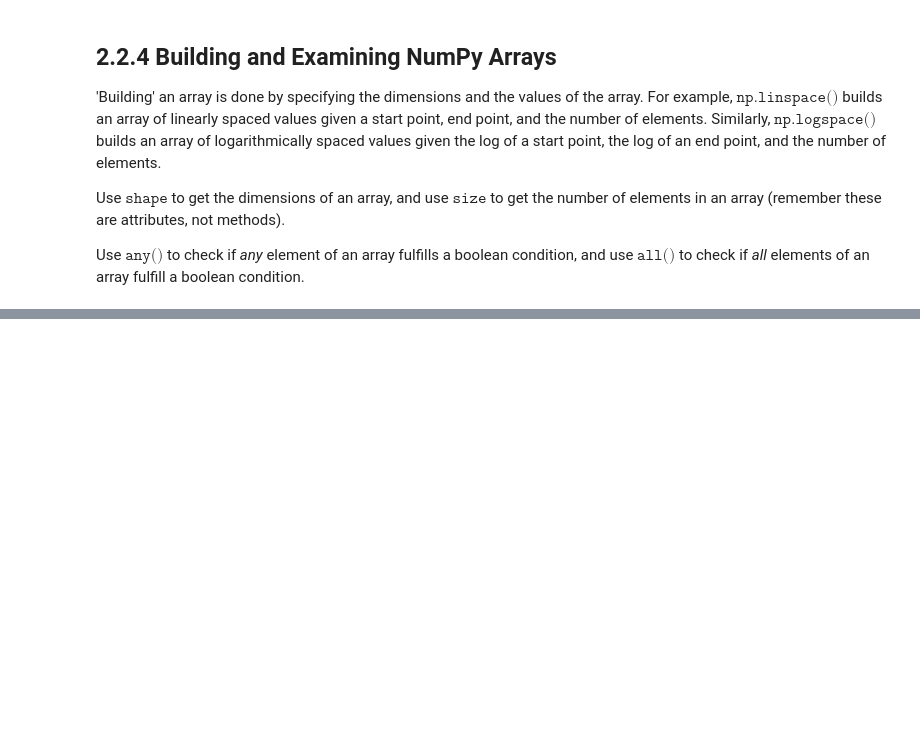
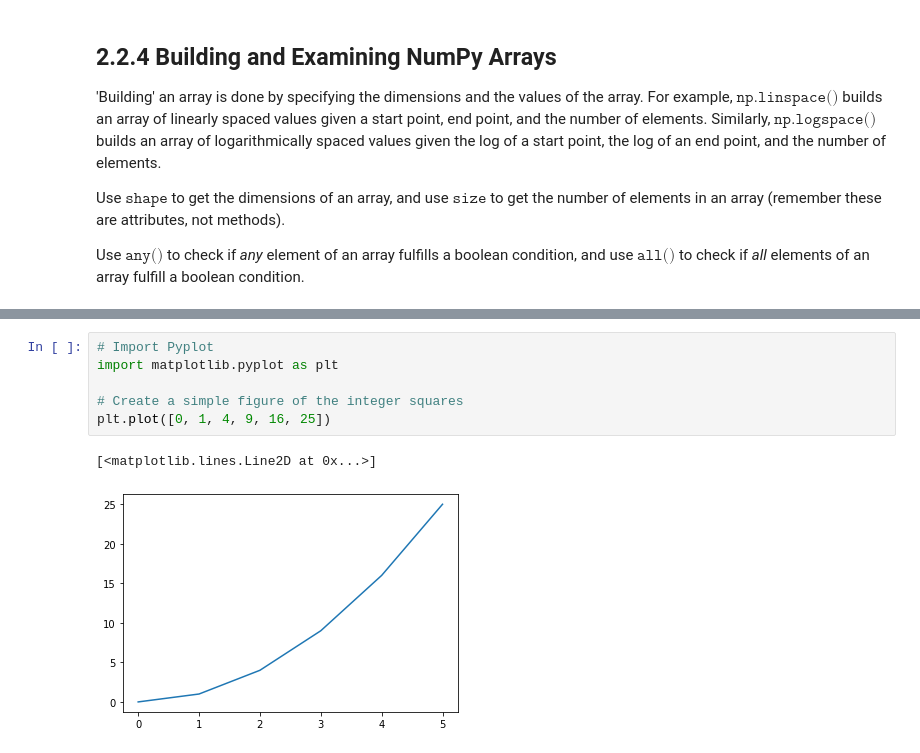
Before and after one commit to akhilkarra/python-lab, a Jupyter notebook: notebooks/PH526x/week2/week2_notes.ipynb, the cells around one changed output, grey strips where cells are left out. Cells and saved outputs as stored; diff of their text form; blank space fills up the shorter version.

```diff
--- a/notebooks/PH526x/week2/week2_notes.ipynb
+++ b/notebooks/PH526x/week2/week2_notes.ipynb
@@ -88,0 +114,9 @@ Use $\texttt{any()}$ to check if *any* element of an array fulfills a boolean co
+# %%
+# Import Pyplot
+import matplotlib.pyplot as plt
+
+# Create a simple figure of the integer squares
+plt.plot([0, 1, 4, 9, 16, 25])
+# %% [output]
+[<matplotlib.lines.Line2D at 0x...>]
+[figure, added]
```
Also changed, not shown: parts of 11 cells of this notebook.
